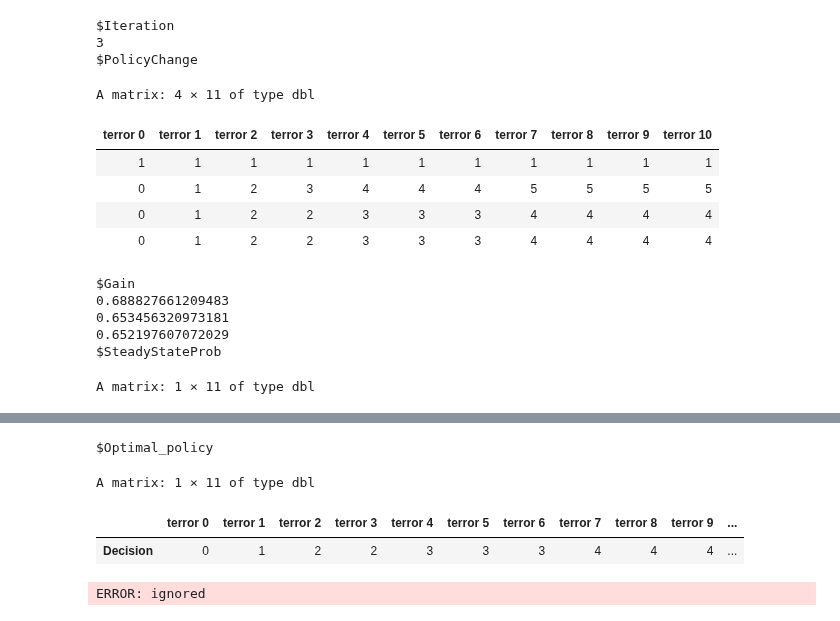
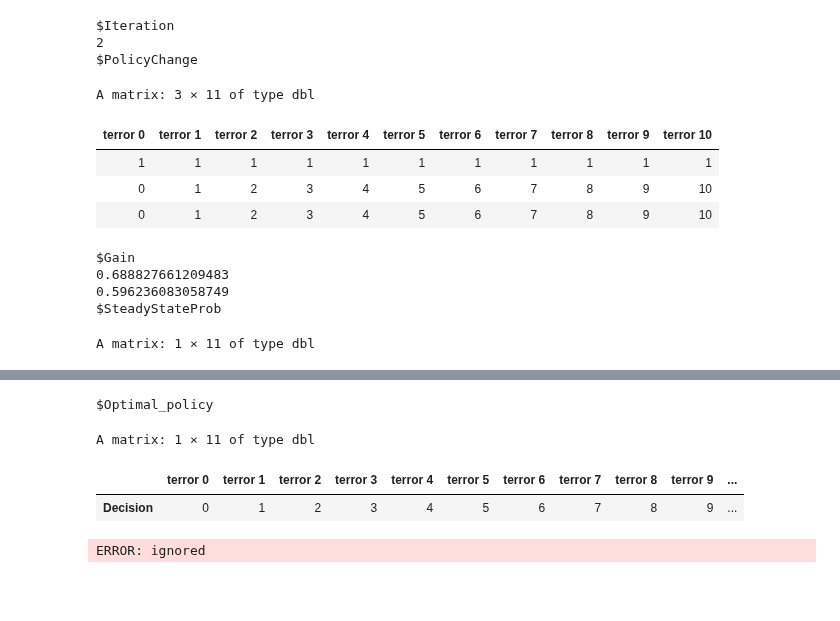
Before and after one commit to IshtiSikder/Optimal-allocation-of-rescue-teams-for-hostage-situations, a Jupyter notebook: R_for_MDP_(NEW).ipynb, the cells around one changed output, grey strips where cells are left out. Drawn from its saved outputs; the diff is of its cells as text; code cells hidden in the pictures; blank space fills up the shorter version.

```diff
--- a/R_for_MDP_(NEW).ipynb
+++ b/R_for_MDP_(NEW).ipynb
@@ -86,11 +86,15 @@ rewardT <- function(costT, TC, nt) {
 #########################################################
 #EDITS: 22ND FEB,2023
 #NEW SERVICE RATE STRUCTURE. ADD ORIGINAL ONE AS WELL
-probR = function(nr, nt, eps, mu) {
+probR = function(nr, nt, eps, mu, SR) {
   #if (nt == 0 & nr == 0) {
   if (nt == 0){
     result = 0
   } else {
+    if(SR='org'){
+      result = nr*mu / (nr*mu + nt*eps)
+    }
+    else {
     result = min(nr,nt)*mu / (min(nr,nt)*mu + nt*eps)
   }
   return(result)
@@ -298,21 +305,19 @@ Warning message:
 [figure]
 [figure]
 # %%
-MDP(lam = 0.2763, mu = 0.2829, eps = 0.1718, numRescue=10, numTerror=10, costR=1, costT=2, RC="L", TC="SR")
+MDP(lam = 0.2763, mu = 0.2829, eps = 0.1718, numRescue=10, numTerror=10, costR=1, costT=2, RC="SR", TC="SR")
 # %% [output]
 $Iteration
-3
+2
 $PolicyChange
-A matrix: 4 × 11 of type dbl
+A matrix: 3 × 11 of type dbl
 | terror 0 | terror 1 | terror 2 | terror 3 | terror 4 | terror 5 | terror 6 | terror 7 | terror 8 | terror 9 | terror 10 |
 | 1 | 1 | 1 | 1 | 1 | 1 | 1 | 1 | 1 | 1 | 1 |
-| 0 | 1 | 2 | 3 | 4 | 4 | 4 | 5 | 5 | 5 | 5 |
-| 0 | 1 | 2 | 2 | 3 | 3 | 3 | 4 | 4 | 4 | 4 |
-| 0 | 1 | 2 | 2 | 3 | 3 | 3 | 4 | 4 | 4 | 4 |
+| 0 | 1 | 2 | 3 | 4 | 5 | 6 | 7 | 8 | 9 | 10 |
+| 0 | 1 | 2 | 3 | 4 | 5 | 6 | 7 | 8 | 9 | 10 |
 $Gain
 0.688827661209483
-0.653456320973181
-0.652197607072029
+0.596236083058749
 $SteadyStateProb
 A matrix: 1 × 11 of type dbl
 |  | terror 0 | terror 1 | terror 2 | terror 3 | terror 4 | terror 5 | terror 6 | terror 7 | terror 8 | terror 9 | ... |
@@ -320,7 +325,7 @@ A matrix: 1 × 11 of type dbl
 $Optimal_policy
 A matrix: 1 × 11 of type dbl
 |  | terror 0 | terror 1 | terror 2 | terror 3 | terror 4 | terror 5 | terror 6 | terror 7 | terror 8 | terror 9 | ... |
-| Decision | 0 | 1 | 2 | 2 | 3 | 3 | 3 | 4 | 4 | 4 | ... |
+| Decision | 0 | 1 | 2 | 3 | 4 | 5 | 6 | 7 | 8 | 9 | ... |
 # %%
 aijMatrix
 # %% [output]
```
Also changed, not shown: parts of 3 cells of this notebook.
